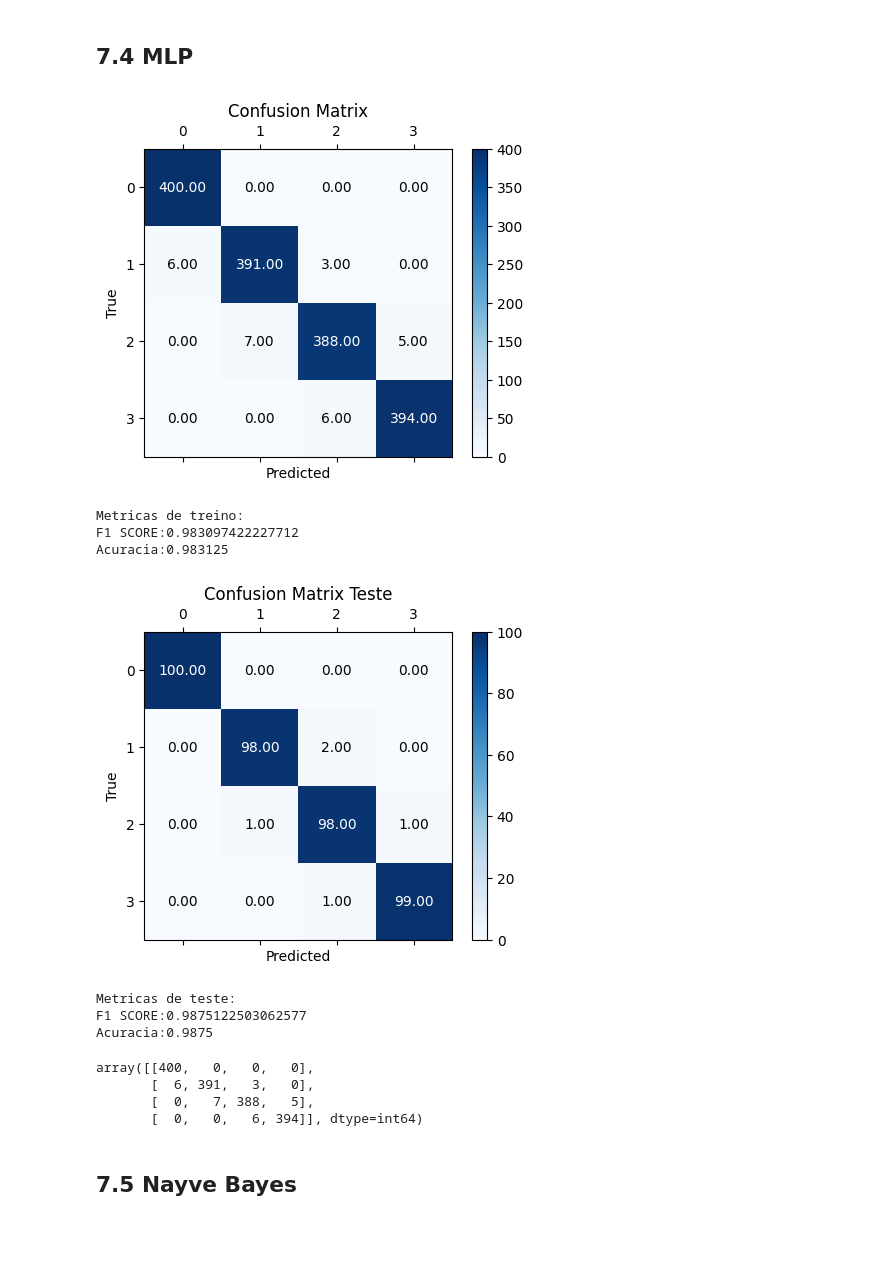
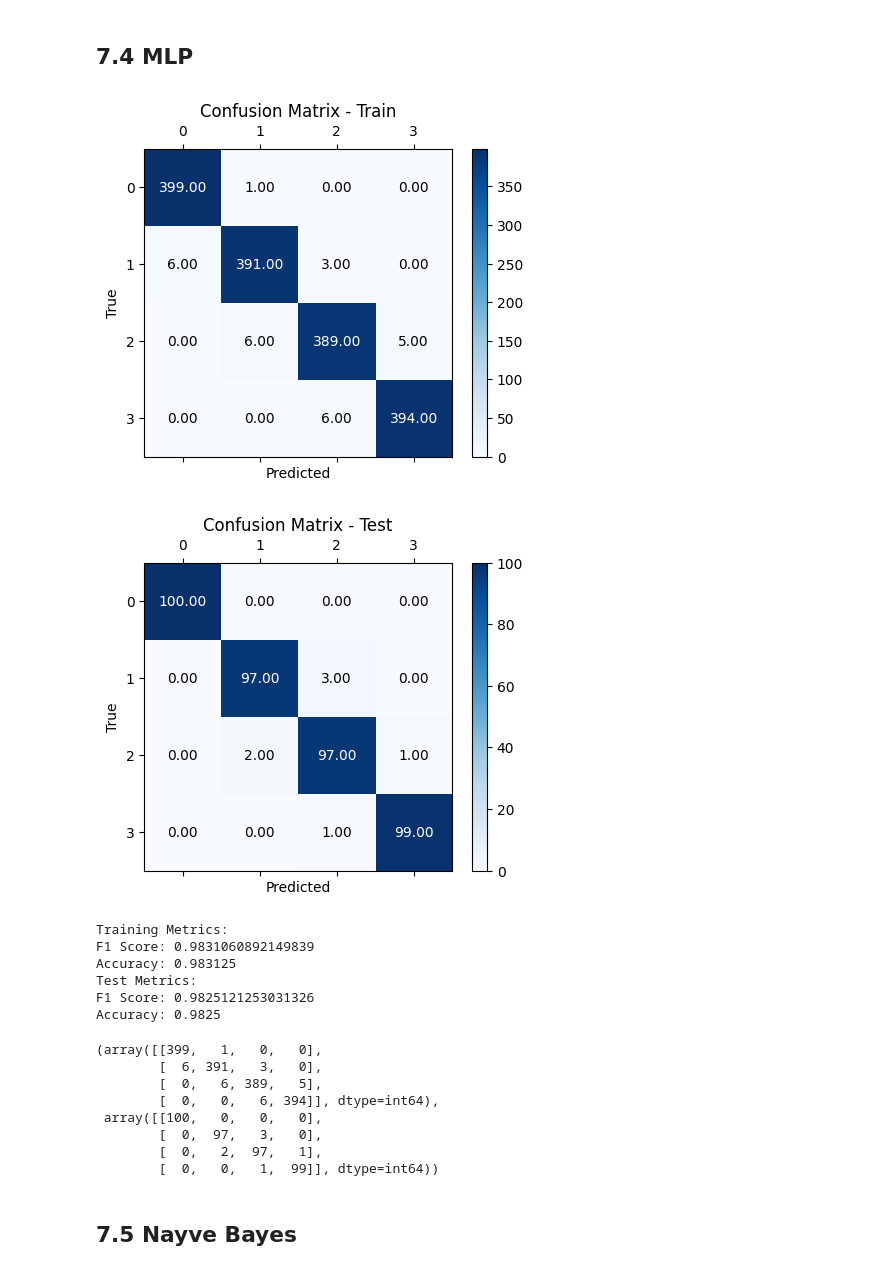
Before and after one commit to racouto7/PES03-Aprendizado-de-M-quinas-1, a Jupyter notebook: Projeto Aprendizado I.ipynb, the cells around one changed output. Saved outputs shown, nothing was run; the diff lists cells and outputs as text; code cells hidden in the pictures; blank space fills up the shorter version.

```diff
--- a/Projeto Aprendizado I.ipynb
+++ b/Projeto Aprendizado I.ipynb
@@ -879,28 +885,36 @@ array([[354,  46,   0,   0],
 # %%
 # Definir o modelo
 mlp = MLPClassifier()
 
 # Definir os parâmetros do modelo
 params = {
-    'activation':'identity', 'hidden_layer_sizes':(3,), 'max_iter':2000
+    'activation':'identity', 'hidden_layer_sizes':(10,), 'max_iter':2000
 }
+#Explicação escolha parâmetros
+#Todos os resultados na matriz ROC foram em torno de 99%
+#Olhamos também para acurácia para bater o martelo
+# Dessa forma o parâmetro escolhido foi o que teve a maior acurácia (97%), no  mais baixo custo computacional
 
 # Chamar a função generate_confusion_matrix
-conf_matrix_mean = generate_confusion_matrix(mlp, params, X_train, X_test, y_train, y_test, kfold)
+conf_matrix_mean = generate_confusion_matrix(mlp, params, X_train, X_test, y_train, y_test)
 conf_matrix_mean
 # %% [output]
-[figure, old version]
+[figure, new version]
+[figure, new version]
-Metricas de treino:
-F1 SCORE:0.983097422227712
-Acuracia:0.983125
+Training Metrics:
+F1 Score: 0.9831060892149839
+Accuracy: 0.983125
+Test Metrics:
+F1 Score: 0.9825121253031326
+Accuracy: 0.9825
-[figure, old version]
-Metricas de teste:
-F1 SCORE:0.9875122503062577
-Acuracia:0.9875
+(array([[399,   1,   0,   0],
+        [  6, 391,   3,   0],
+        [  0,   6, 389,   5],
+        [  0,   0,   6, 394]], dtype=int64),
+ array([[100,   0,   0,   0],
+        [  0,  97,   3,   0],
+        [  0,   2,  97,   1],
+        [  0,   0,   1,  99]], dtype=int64))
-array([[400,   0,   0,   0],
-       [  6, 391,   3,   0],
-       [  0,   7, 388,   5],
-       [  0,   0,   6, 394]], dtype=int64)
 # %% [markdown]
 ## 7.5 Nayve Bayes
 # %%
```
Also changed, not shown: parts of 6 cells of this notebook.
